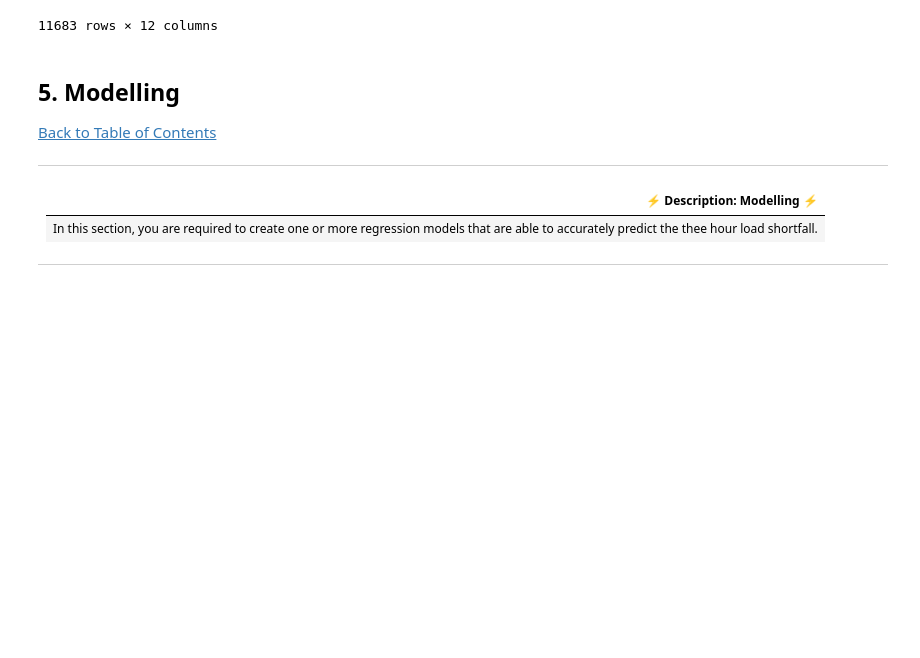
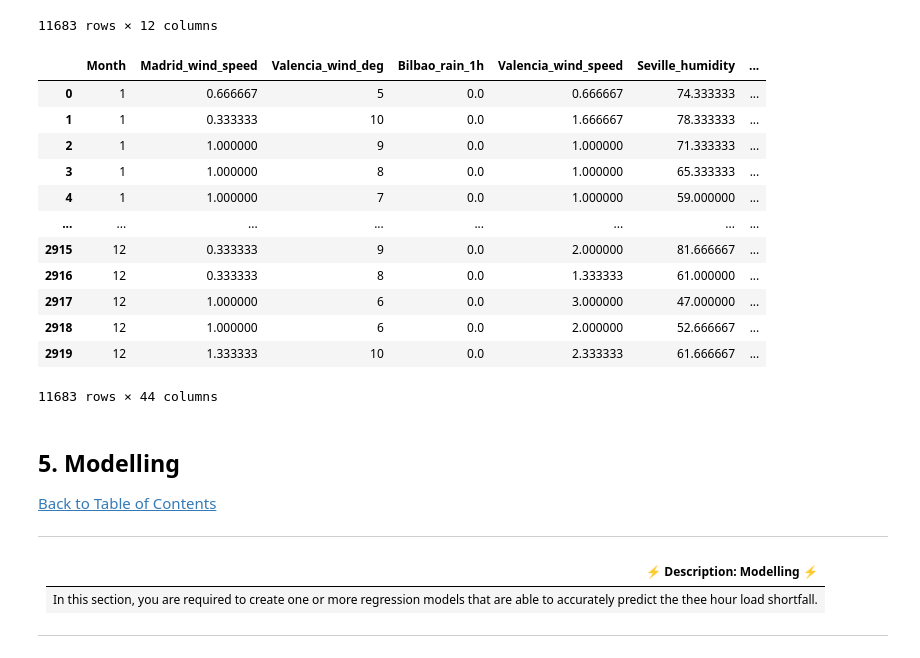
Before and after one commit to Emmantheo/Team-JM2-Starter-Notebook, a Jupyter notebook: starter-notebook.ipynb, the cells around one changed output. Cells and saved outputs as stored; diff of their text form; code cells hidden in the pictures; blank space fills up the shorter version.

```diff
--- a/starter-notebook.ipynb
+++ b/starter-notebook.ipynb
@@ -534,6 +545,22 @@ month_df
 | 11681 | 0.0 | 0.0 | 0.0 | 0.0 | 0.0 | 0.0 | 0.0 | 0.0 | 0.0 | 0.0 | 0.0 | ... |
 | 11682 | 0.0 | 0.0 | 0.0 | 0.0 | 0.0 | 0.0 | 0.0 | 0.0 | 0.0 | 0.0 | 0.0 | ... |
 11683 rows × 12 columns
+# %%
+df
+# %% [output]
+|  | Month | Madrid_wind_speed | Valencia_wind_deg | Bilbao_rain_1h | Valencia_wind_speed | Seville_humidity | ... |
+| 0 | 1 | 0.666667 | 5 | 0.0 | 0.666667 | 74.333333 | ... |
+| 1 | 1 | 0.333333 | 10 | 0.0 | 1.666667 | 78.333333 | ... |
+| 2 | 1 | 1.000000 | 9 | 0.0 | 1.000000 | 71.333333 | ... |
+| 3 | 1 | 1.000000 | 8 | 0.0 | 1.000000 | 65.333333 | ... |
+| 4 | 1 | 1.000000 | 7 | 0.0 | 1.000000 | 59.000000 | ... |
+| ... | ... | ... | ... | ... | ... | ... | ... |
+| 2915 | 12 | 0.333333 | 9 | 0.0 | 2.000000 | 81.666667 | ... |
+| 2916 | 12 | 0.333333 | 8 | 0.0 | 1.333333 | 61.000000 | ... |
+| 2917 | 12 | 1.000000 | 6 | 0.0 | 3.000000 | 47.000000 | ... |
+| 2918 | 12 | 1.000000 | 6 | 0.0 | 2.000000 | 52.666667 | ... |
+| 2919 | 12 | 1.333333 | 10 | 0.0 | 2.333333 | 61.666667 | ... |
+11683 rows × 44 columns
 # %% [markdown]
 <a id="five"></a>
 ## 5. Modelling
```
Also changed, not shown: parts of 2 cells of this notebook.
